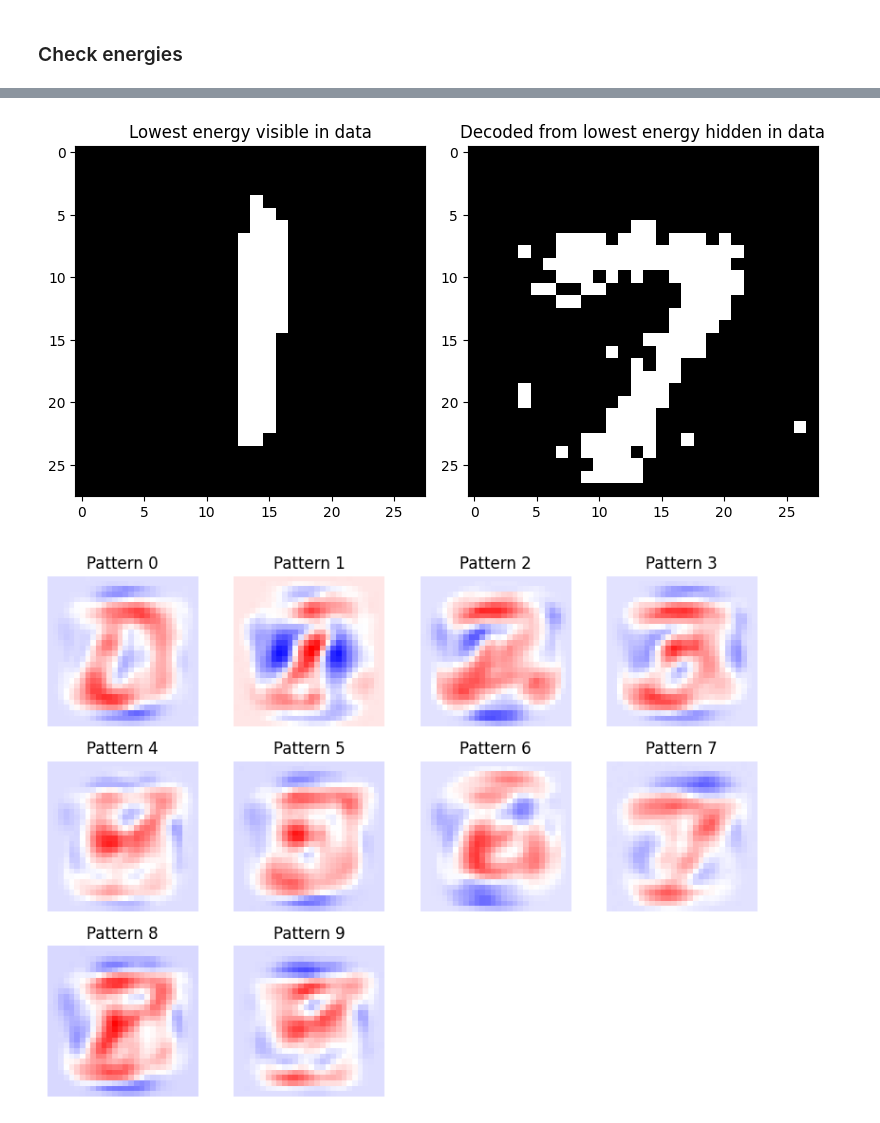
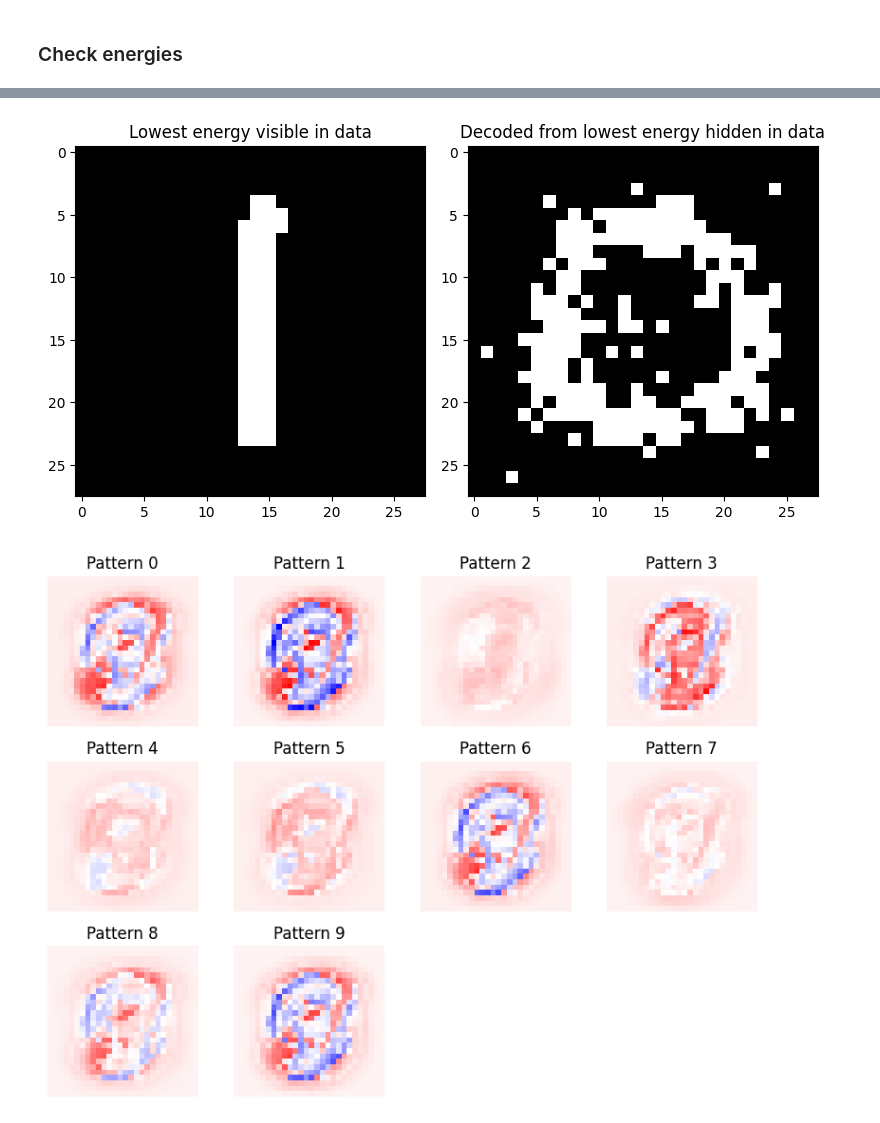
Before and after one commit to rossetl/annaDCA, a Jupyter notebook: tutorials/use_rbm.ipynb, the cells around one changed output, grey strips where cells are left out. Cells and saved outputs as stored; diff of their text form; code cells hidden in the pictures.

```diff
--- a/tutorials/use_rbm.ipynb
+++ b/tutorials/use_rbm.ipynb
@@ -11,7 +11,7 @@ from annadca.utils import get_eigenvalues_history
 from annadca.plot import plot_PCA
 # %%
 fname_data = "../example_data/MNIST_train.csv"
-checkpoint_dir = "../models/MNIST_test/relu_checkpoints"
+checkpoint_dir = "../models/relu_checkpoints"
 fname_model = os.path.join(checkpoint_dir, "model_update_10000.pt")
 
 # fname_data = "../example_data/Natural_CM.csv"
@@ -267,17 +299,17 @@ ax[1].imshow(lowest_energy_hidden_decoded.view(28,28).cpu(), cmap="gray")
 ax[1].set_title("Decoded from lowest energy hidden in data")
 fig.tight_layout()
 # %% [output]
-[figure, old version]
+[figure, new version]
 # %%
 patterns = rbm.get_patterns()
 
 plt.figure(figsize=(8,6))
 num_patterns = patterns.shape[0]
 for i in range(num_patterns):
     plt.subplot(int(np.ceil(num_patterns/4)), 4, i+1)
-    plt.imshow(patterns[i].cpu().numpy().reshape(28,28), cmap='bwr', vmin=-patterns.abs().max(), vmax=patterns.abs().max())
+    plt.imshow(patterns[i].cpu().numpy().reshape(28,28), cmap='bwr', vmin=patterns.min(), vmax=patterns.max())
     plt.axis('off')
     plt.title(f'Pattern {i}')
 plt.tight_layout()
 # %% [output]
-[figure, old version]
+[figure, new version]
```
Also changed, not shown: parts of 14 cells of this notebook, 15 other files.
